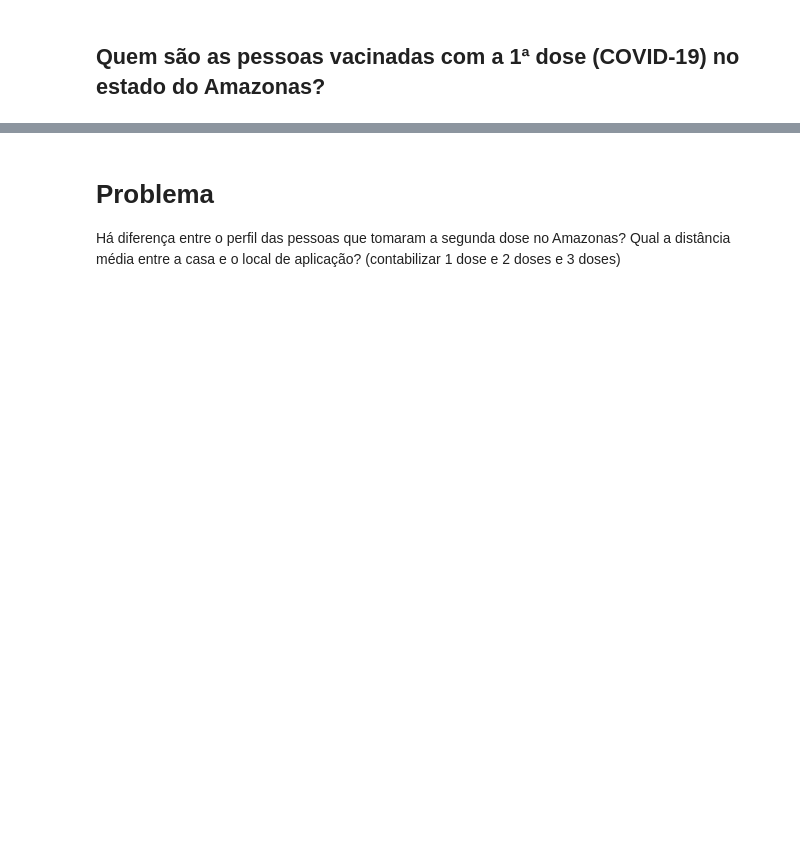
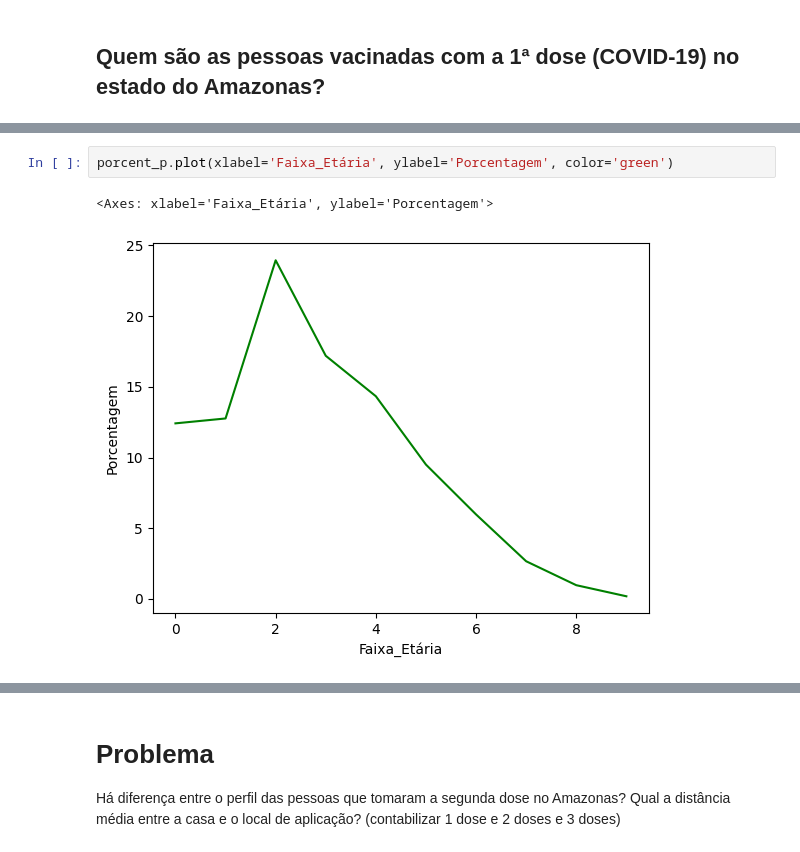
Before and after one commit to liliansom/AD_VacinacaoCovid19, a Jupyter notebook: DadosPessoas_1dose.ipynb, the cells around one changed output, grey strips where cells are left out. Saved outputs shown, nothing was run; the diff lists cells and outputs as text; blank space fills up the shorter version.

```diff
--- a/DadosPessoas_1dose.ipynb
+++ b/DadosPessoas_1dose.ipynb
@@ -118,3 +105,8 @@ porcent_p.plot(title='Vacinas 1ª dose por Faixa Etária, em porcentagem', xlabe
+# %%
+porcent_p.plot(xlabel='Faixa_Etária', ylabel='Porcentagem', color='green')
+# %% [output]
+<Axes: xlabel='Faixa_Etária', ylabel='Porcentagem'>
+[figure, added]
 # %%
 # Quantidade de aplicações de 1ª dose da vacina por Raça, em porcentagem
 raça = dados_1.paciente_racaCor_valor.value_counts(normalize=True)
```
Also changed, not shown: parts of 9 cells of this notebook, 1 other file.
